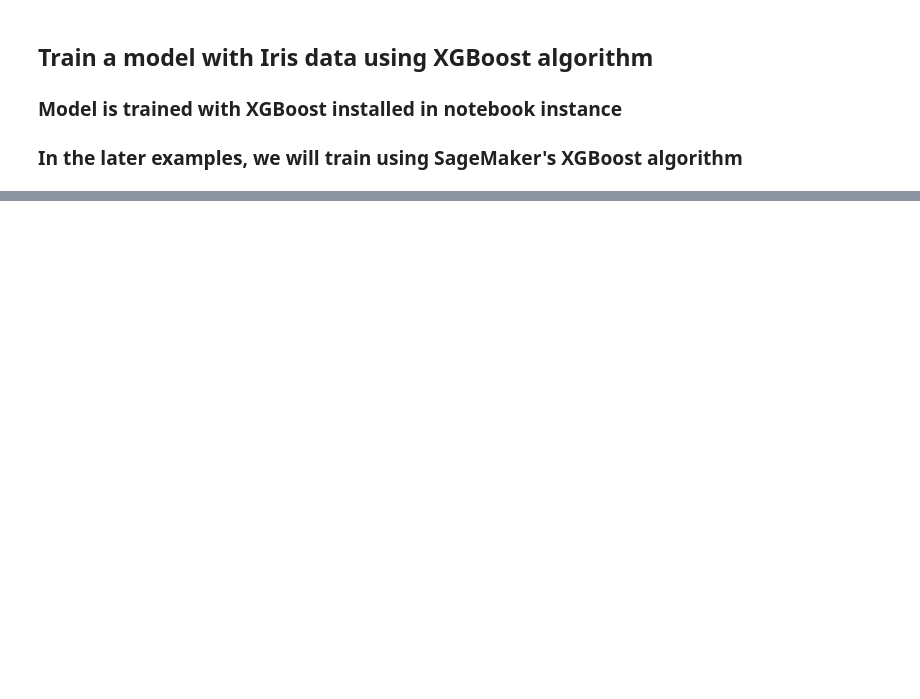
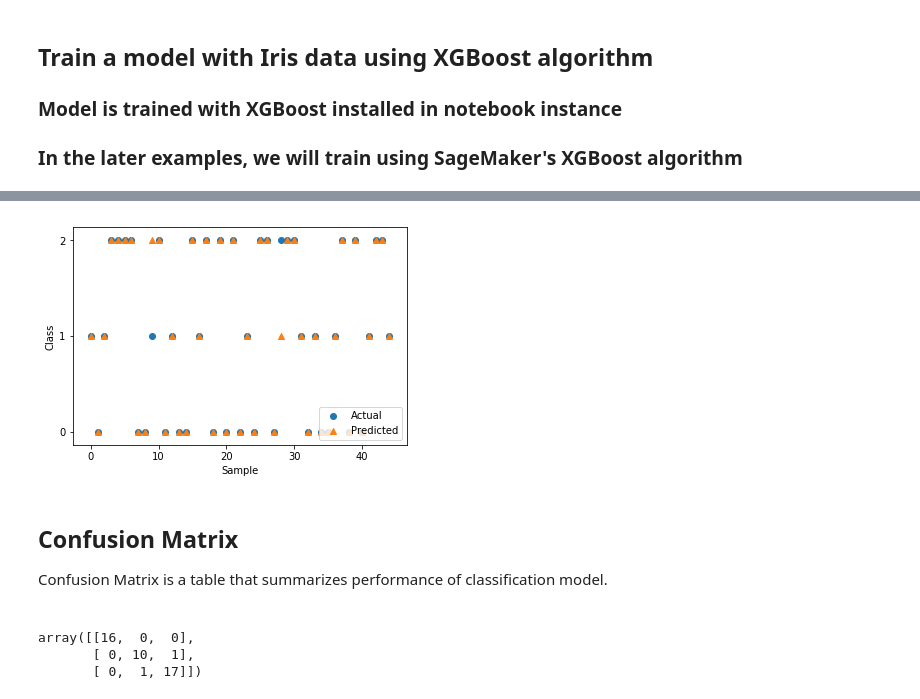
Before and after one commit to ChandraLingam/AmazonSageMakerCourse, a Jupyter notebook: xgboost/IrisClassification/iris_xgboost_localmode.ipynb, the cells around one changed output, grey strips where cells are left out. Saved outputs shown, nothing was run; the diff lists cells and outputs as text; code cells hidden in the pictures; blank space fills up the shorter version.

```diff
--- a/xgboost/IrisClassification/iris_xgboost_localmode.ipynb
+++ b/xgboost/IrisClassification/iris_xgboost_localmode.ipynb
@@ -55,0 +88,11 @@ classifier.fit(X_train,y_train, eval_set = [(X_train, y_train), (X_validation, y
+# %%
+classifier.fit(X_train,
+               y_train,
+               eval_set = [(X_train, y_train), (X_validation, y_validation)],
+               eval_metric=['mlogloss'],
+               early_stopping_rounds=10)
+
+# early_stopping_rounds - needs to be passed in as a hyperparameter in SageMaker XGBoost implementation
+# "The model trains until the validation score stops improving.
+# Validation error needs to decrease at least every early_stopping_rounds to continue training.
+# Amazon SageMaker hosting uses the best model for inference."
@@ -72,4 +148,4 @@ xgb.plot_importance(classifier)
 # %%
-df = pd.read_csv('iris_all.csv')
+df = pd.read_csv(validation_file,names=columns)
 # %%
 df.head()
@@ -76,3 +159,3 @@ df.head()
 # %%
-X_test = df.iloc[:,:-1]
+X_test = df.iloc[:,1:]
 print(X_test[:5])
@@ -83,4 +175,4 @@ result[:5]
 # %%
-df['predicted_class'] = le.inverse_transform(result)
+df['predicted_class'] = result #le.inverse_transform(result)
 # %%
 df.head()
@@ -92,0 +186,15 @@ print(metrics.classification_report(df['class'], df['predicted_class']))
+# %%
+# Compare performance of Actual and Model 1 Prediction
+plt.figure()
+plt.scatter(df.index,df['encoded_class'],label='Actual')
+plt.scatter(df.index,df['predicted_class'],label='Predicted',marker='^')
+plt.legend(loc=4)
+plt.yticks([0,1,2])
+plt.xlabel('Sample')
+plt.ylabel('Class')
+plt.show()
+# %% [output]
+[figure, added]
+# %% [markdown]
+<h2>Confusion Matrix</h2>
+Confusion Matrix is a table that summarizes performance of classification model.<br><br>
@@ -92,0 +241,6 @@ print(metrics.classification_report(df['class'], df['predicted_class']))
+# %%
+cnf_matrix
+# %% [output]
+array([[16,  0,  0],
+       [ 0, 10,  1],
+       [ 0,  1, 17]])
```
Also changed, not shown: parts of 23 cells of this notebook, 2 other files.
